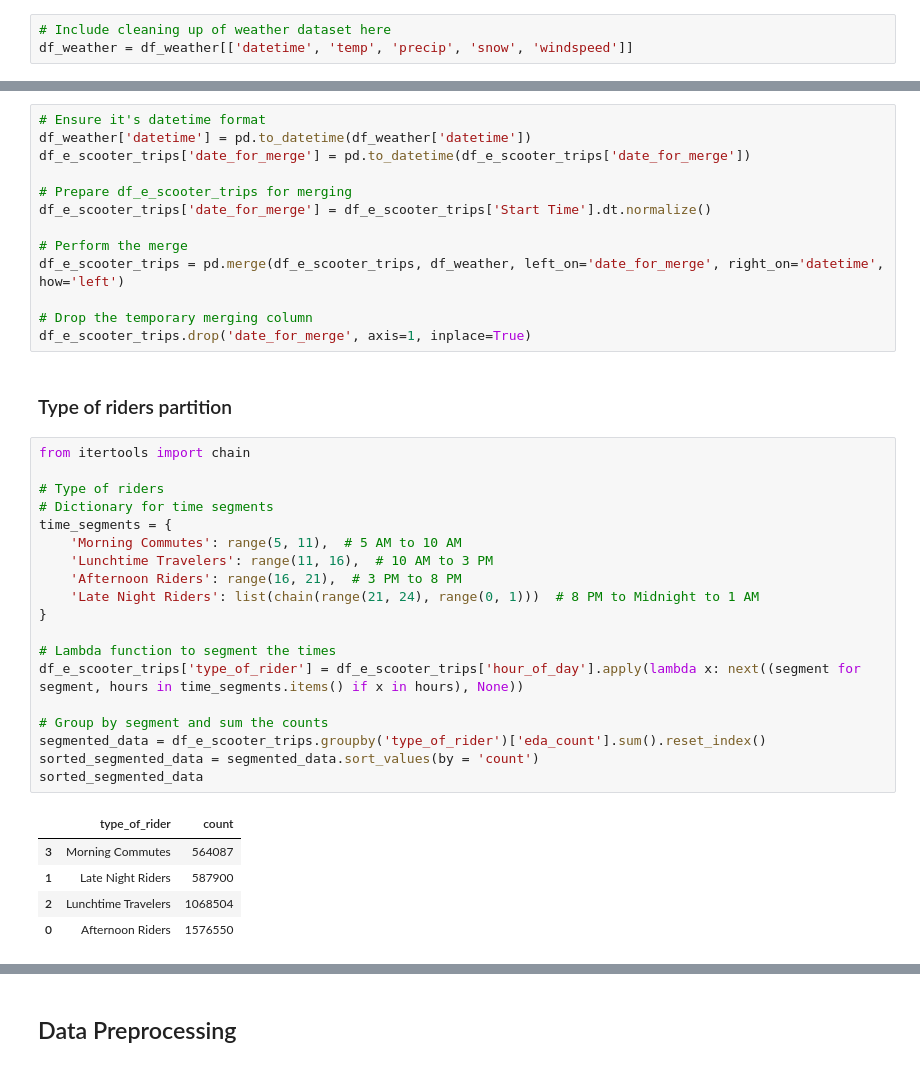
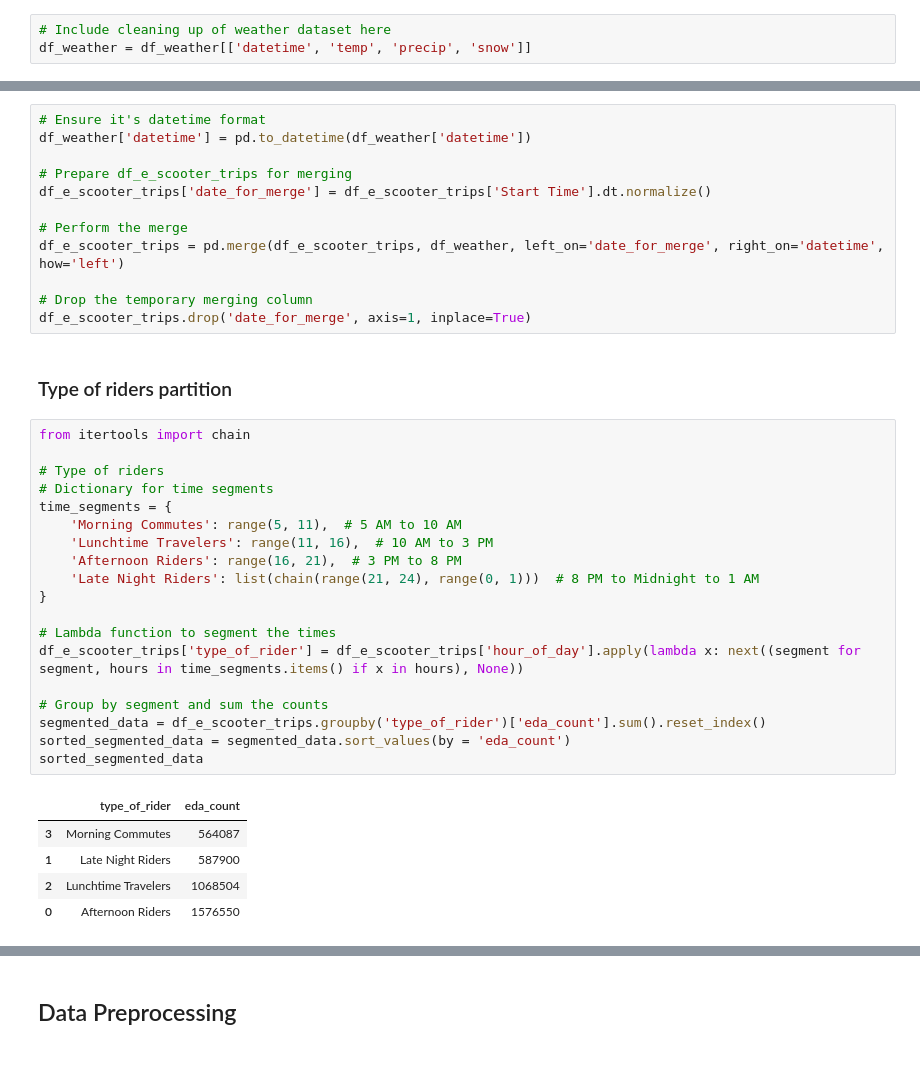
Before and after one commit to thienanbui/Electric-Scooter-Time-Series-Modeling, a Jupyter notebook: Capstone-Escooter.ipynb, the cells around one changed output, grey strips where cells are left out. Drawn from its saved outputs; the diff is of its cells as text.

```diff
--- a/Capstone-Escooter.ipynb
+++ b/Capstone-Escooter.ipynb
@@ -199,7 +202,7 @@ Index(['name', 'datetime', 'tempmax', 'tempmin', 'temp', 'feelslikemax',
       dtype='object')
 # %%
 # Include cleaning up of weather dataset here
-df_weather = df_weather[['datetime', 'temp', 'precip', 'snow', 'windspeed']]
+df_weather = df_weather[['datetime', 'temp', 'precip', 'snow']]
 # %% [markdown]
 ### Gas Dataset
 # %%
@@ -277,7 +280,6 @@ df_e_scooter_trips['is_weekend'] = df_e_scooter_trips['day_of_week'].apply(lambd
 # %%
 # Ensure it's datetime format
 df_weather['datetime'] = pd.to_datetime(df_weather['datetime'])
-df_e_scooter_trips['date_for_merge'] = pd.to_datetime(df_e_scooter_trips['date_for_merge'])
 
 # Prepare df_e_scooter_trips for merging
 df_e_scooter_trips['date_for_merge'] = df_e_scooter_trips['Start Time'].dt.normalize()
@@ -292,24 +294,24 @@ df_e_scooter_trips.drop('date_for_merge', axis=1, inplace=True)
 # %%
 from itertools import chain
 
 # Type of riders
 # Dictionary for time segments
 time_segments = {
     'Morning Commutes': range(5, 11),  # 5 AM to 10 AM
     'Lunchtime Travelers': range(11, 16),  # 10 AM to 3 PM
     'Afternoon Riders': range(16, 21),  # 3 PM to 8 PM
     'Late Night Riders': list(chain(range(21, 24), range(0, 1)))  # 8 PM to Midnight to 1 AM
 }
 
 # Lambda function to segment the times
 df_e_scooter_trips['type_of_rider'] = df_e_scooter_trips['hour_of_day'].apply(lambda x: next((segment for segment, hours in time_segments.items() if x in hours), None))
 
 # Group by segment and sum the counts
 segmented_data = df_e_scooter_trips.groupby('type_of_rider')['eda_count'].sum().reset_index()
-sorted_segmented_data = segmented_data.sort_values(by = 'count')
+sorted_segmented_data = segmented_data.sort_values(by = 'eda_count')
 sorted_segmented_data
 # %% [output]
-|  | type_of_rider | count |
+|  | type_of_rider | eda_count |
 | 3 | Morning Commutes | 564087 |
 | 1 | Late Night Riders | 587900 |
 | 2 | Lunchtime Travelers | 1068504 |
```
Also changed, not shown: parts of 23 cells of this notebook, 1 other file.
